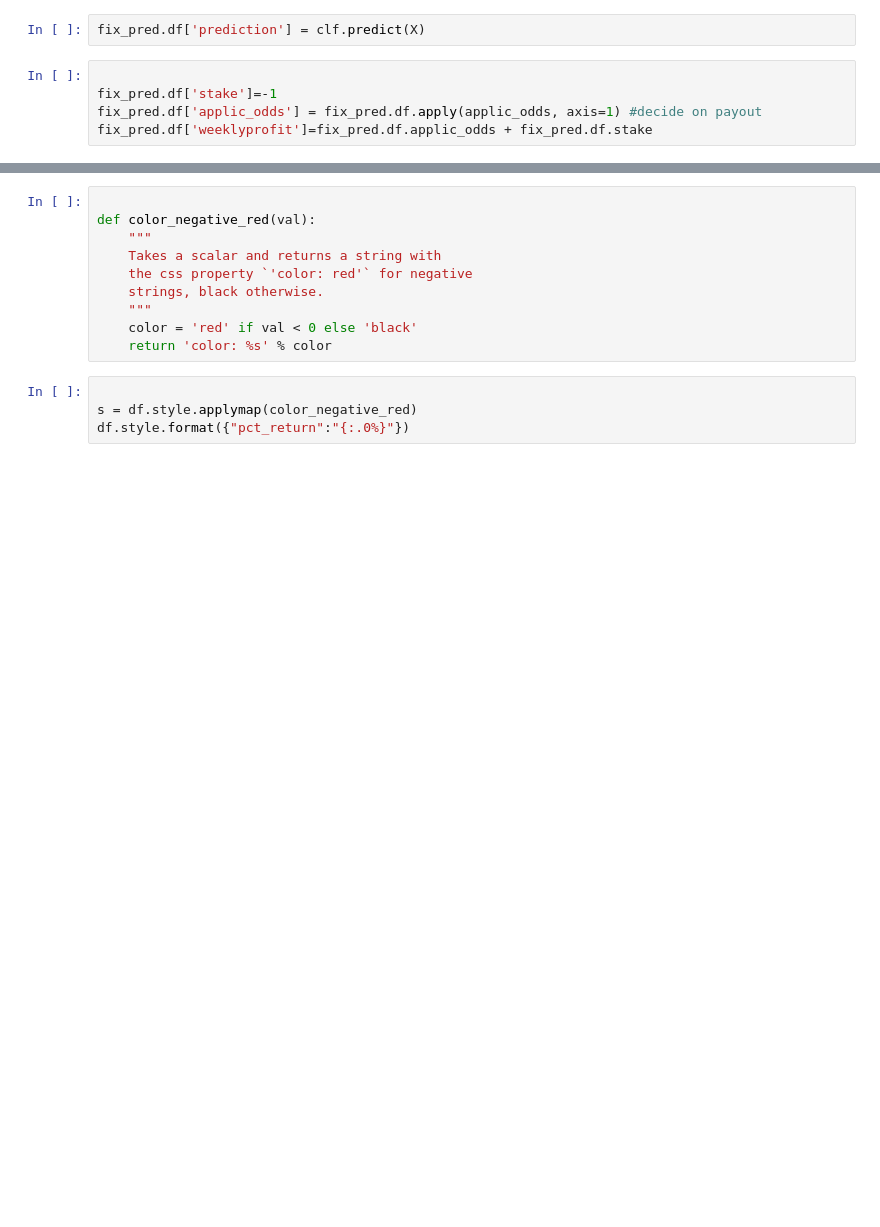
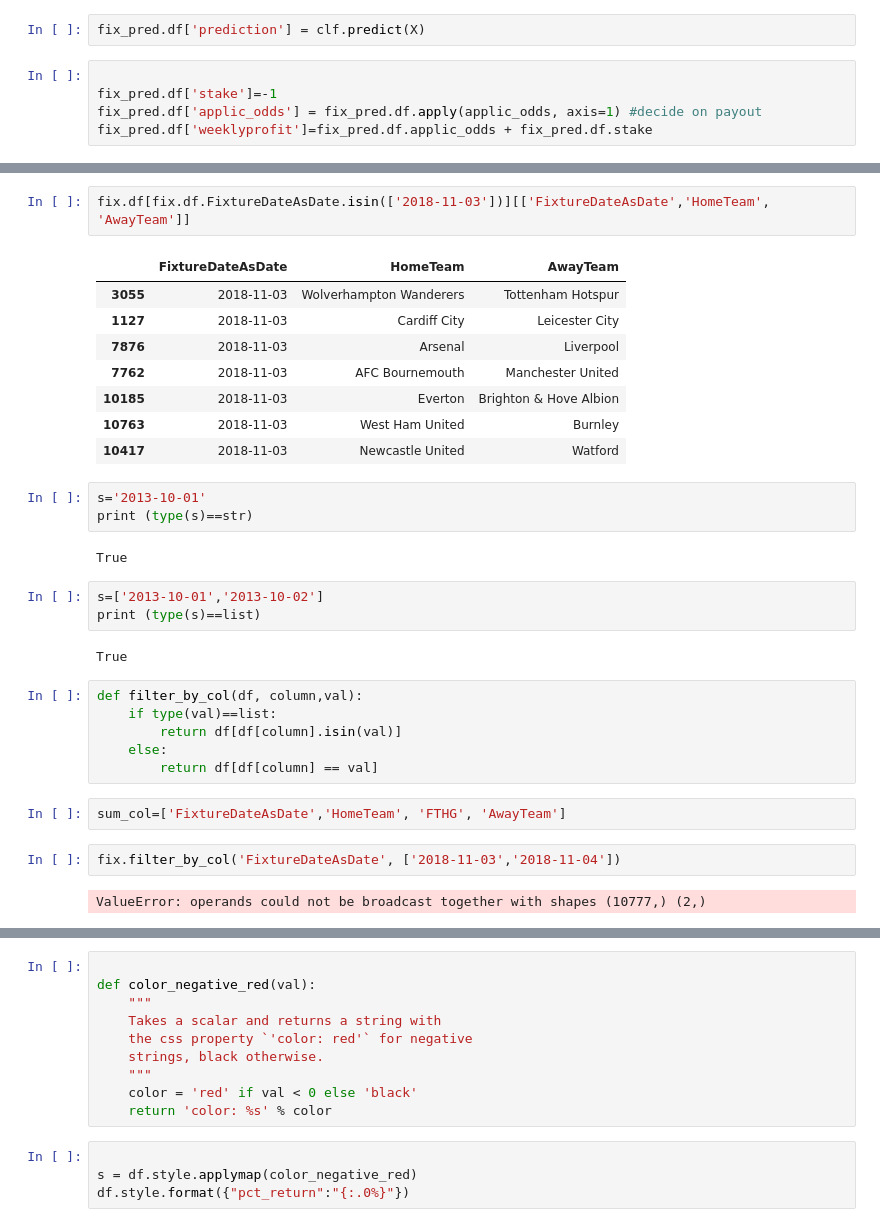
Before and after one commit to wormwood/football, a Jupyter notebook: Cumulative wins.ipynb, the cells around one changed output, grey strips where cells are left out. Cells and saved outputs as stored; diff of their text form; blank space fills up the shorter version.

```diff
--- a/Cumulative wins.ipynb
+++ b/Cumulative wins.ipynb
@@ -95,0 +124,33 @@ df.pct_return.mean()
+# %%
+fix.df[fix.df.FixtureDateAsDate.isin(['2018-11-03'])][['FixtureDateAsDate','HomeTeam', 'AwayTeam']]
+# %% [output]
+|  | FixtureDateAsDate | HomeTeam | AwayTeam |
+| 3055 | 2018-11-03 | Wolverhampton Wanderers | Tottenham Hotspur |
+| 1127 | 2018-11-03 | Cardiff City | Leicester City |
+| 7876 | 2018-11-03 | Arsenal | Liverpool |
+| 7762 | 2018-11-03 | AFC Bournemouth | Manchester United |
+| 10185 | 2018-11-03 | Everton | Brighton & Hove Albion |
+| 10763 | 2018-11-03 | West Ham United | Burnley |
+| 10417 | 2018-11-03 | Newcastle United | Watford |
+# %%
+s='2013-10-01'
+print (type(s)==str)
+# %% [output]
+True
+# %%
+s=['2013-10-01','2013-10-02']
+print (type(s)==list)
+# %% [output]
+True
+# %%
+def filter_by_col(df, column,val):
+    if type(val)==list:
+        return df[df[column].isin(val)]
+    else:
+        return df[df[column] == val]
+# %%
+sum_col=['FixtureDateAsDate','HomeTeam', 'FTHG', 'AwayTeam']
+# %%
+fix.filter_by_col('FixtureDateAsDate', ['2018-11-03','2018-11-04'])
+# %% [output]
+ValueError: operands could not be broadcast together with shapes (10777,) (2,)
```
Also changed, not shown: parts of 19 cells of this notebook, 9 other files.
